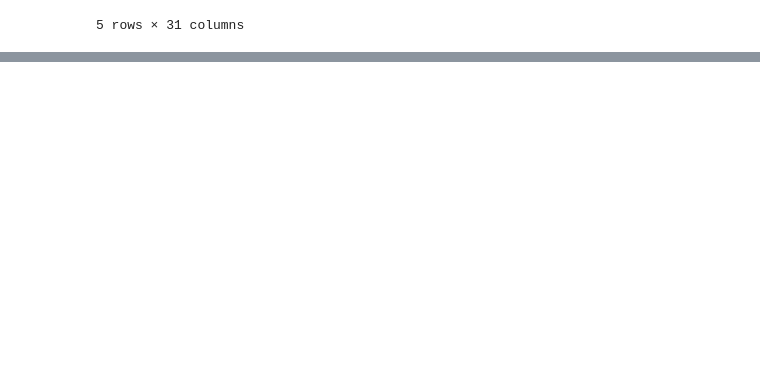
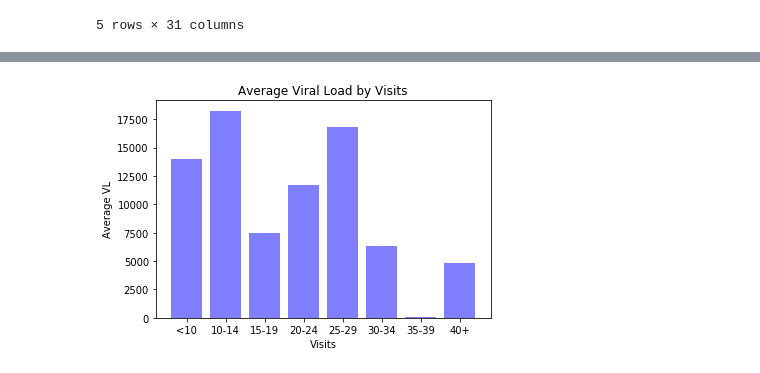
Before and after one commit to rihamramadan/Project-1, a Jupyter notebook: Merged Files.ipynb, the cells around one changed output, grey strips where cells are left out. Saved outputs shown, nothing was run; the diff lists cells and outputs as text; code cells hidden in the pictures; blank space fills up the shorter version.

```diff
--- a/Merged Files.ipynb
+++ b/Merged Files.ipynb
@@ -331,0 +362,22 @@ master_df.to_csv(r'master_data.csv')
+# %%
+visit_bins = [0, 9, 14, 19, 24, 29, 34, 39, 99999999]
+visit_labels = ["<10", "10-14", "15-19", "20-24", "25-29","30-34","35-39","40+"]
+
+
+master_df["Visit Range"]=  pd.cut(master_df["Visits"], visit_bins, labels= visit_labels)
+
+vl_average= master_df.groupby("Visit Range")["Viral Load Value"].mean()
+
+x_axis = visit_labels
+
+plt.bar(x_axis, vl_average, color="blue",
+        alpha=0.5, align="center")
+
+plt.title("Average Viral Load by Visits")
+plt.xlabel("Visits")
+plt.ylabel("Average VL")
+
+
+plt.show()
+# %% [output]
+[figure, added]
```
Also changed, not shown: parts of 4 cells of this notebook.
